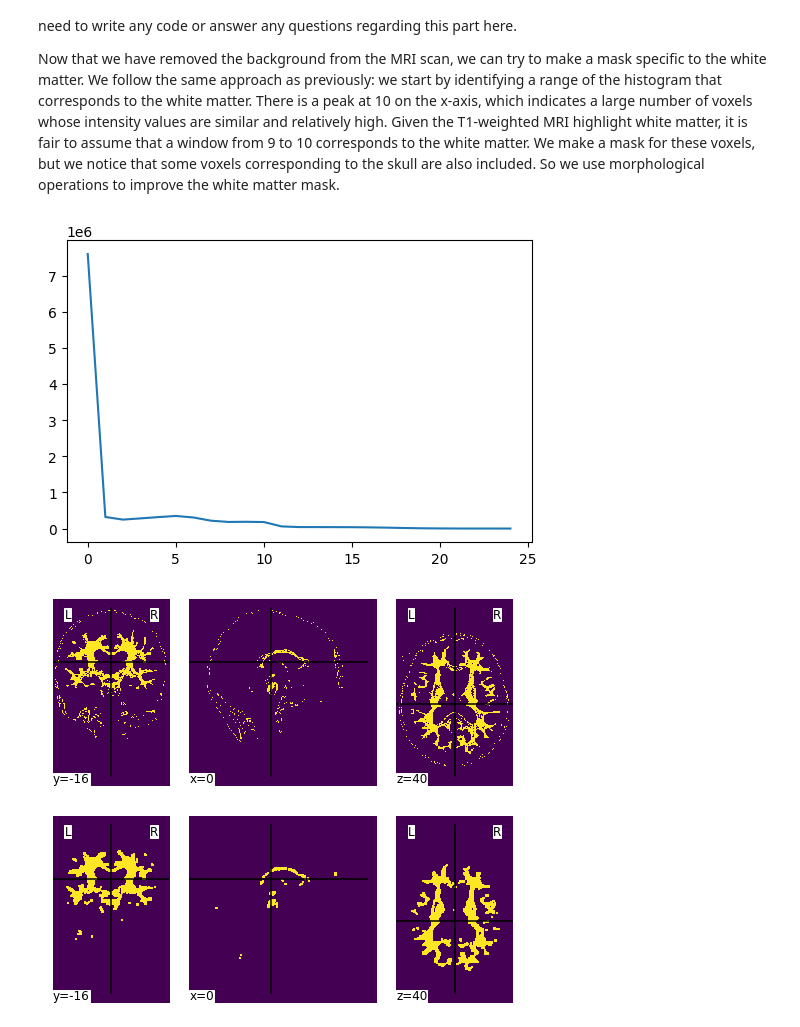
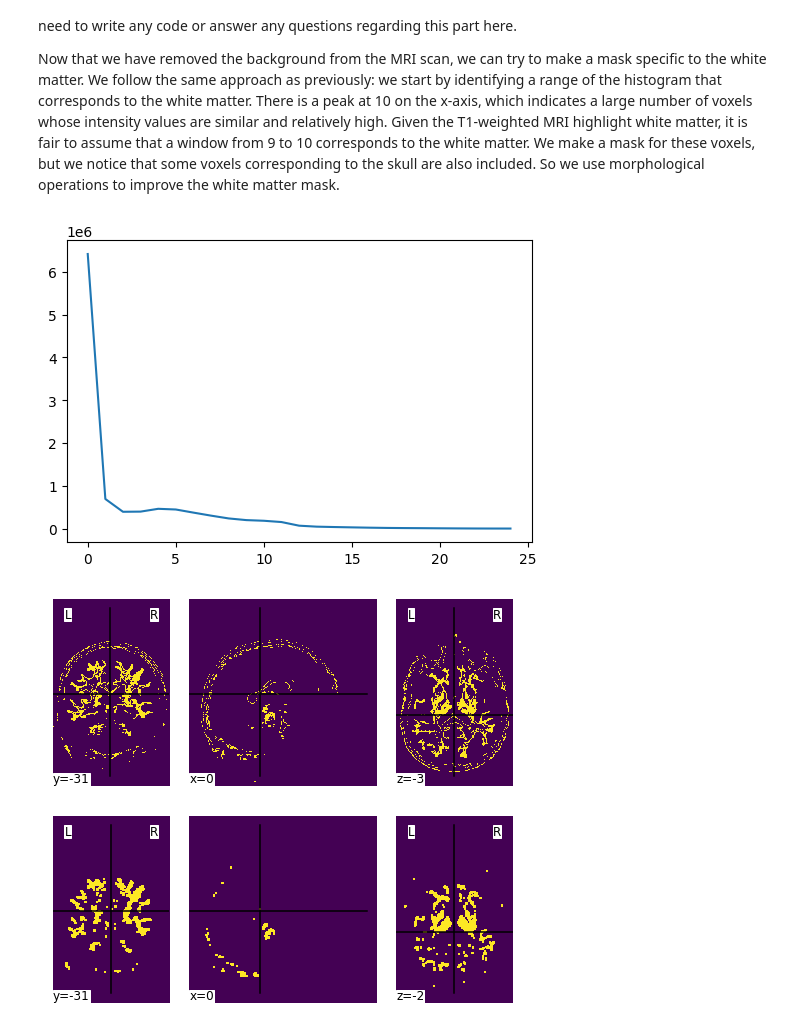
Before and after one commit to lphoogenboom/altenheim, a Jupyter notebook: Jupyter/Part_II_SC42140.ipynb, the cells around one changed output. Saved outputs shown, nothing was run; the diff lists cells and outputs as text; code cells hidden in the pictures.

```diff
--- a/Jupyter/Part_II_SC42140.ipynb
+++ b/Jupyter/Part_II_SC42140.ipynb
@@ -125,4 +125,4 @@ plt.show()
 # %%
 # Apply morphological operations to background mask
 struct = ndimage.generate_binary_structure(3, 3)
-new_background_mask = ndimage.grey_opening(background_mask, structure=struct).astype(image_data.dtype)
+new_background_mask = ndimage.grey_opening(background_mask, structure=struct).astype(patientData.dtype)
@@ -139,9 +137,9 @@ NameError: name 'new_background_mask' is not defined
 Your task is to improve the new background mask! You could try using the different scipy.ndimage multidimensional image processing functions (e.g. filtering, morphological operations) that are listed here: https://docs.scipy.org/doc/scipy/reference/ndimage.html. Remember that the opening of an image by a structuring element is the dilation of the erosion of the image by the structuring element; and the closing of an image by a structuring element is the erosion of the dilation of the image by the structuring element.You could also try smoothing the background mask before selecting a window of intensity values using a Gaussian filter with Nilearn: https://nilearn.github.io/modules/generated/nilearn.image.smooth_img.html.
 # %%
 # Set background voxels to zero
-image_data_no_background = image_data
+image_data_no_background = patientData
 image_data_no_background[new_background_mask==True] = 0
-image_no_background_nifti = nibabel.Nifti1Image(image_data_no_background, affine_spatial_transform)
+image_no_background_nifti = nibabel.Nifti1Image(image_data_no_background, patientAffine)
 plotting.plot_img(image_no_background_nifti)
 plt.show()
 # %% [output]
@@ -158,27 +156,27 @@ plt.plot(ndimage.histogram(image_data_no_background, min=0, max=np.max(image_dat
 plt.xticks(np.arange(0, num_bins+1, 5))
 plt.show()
 # %% [output]
-[figure, old version]
+[figure, new version]
 # %%
 white_matter_min = ((np.max(image_data_no_background)) / num_bins) * 9
 white_matter_max = ((np.max(image_data_no_background)) / num_bins) * 11
 white_matter_mask = np.where(image_data_no_background > white_matter_min, 1, 0) + np.where(image_data_no_background < white_matter_max, 1, 0)
 
-white_matter_mask_nifti = nibabel.Nifti1Image(white_matter_mask, affine_spatial_transform)
+white_matter_mask_nifti = nibabel.Nifti1Image(white_matter_mask, patientAffine)
 plotting.plot_img(white_matter_mask_nifti)
 plt.show()
 # %% [output]
-[figure, old version]
+[figure, new version]
 # %%
 # Morphological operations
 struct_small = ndimage.generate_binary_structure(3, 1)
 struct_big = ndimage.generate_binary_structure(3, 6)
-new_white_matter_mask = ndimage.grey_erosion(white_matter_mask, structure=struct_small).astype(image_data.dtype)
-new_white_matter_mask = ndimage.grey_dilation(new_white_matter_mask, structure=struct_big).astype(image_data.dtype)
+new_white_matter_mask = ndimage.grey_erosion(white_matter_mask, structure=struct_small).astype(patientData.dtype)
+new_white_matter_mask = ndimage.grey_dilation(new_white_matter_mask, structure=struct_big).astype(patientData.dtype)
 # %%
 # New white matter mask
-new_white_matter_mask_nifti = nibabel.Nifti1Image(new_white_matter_mask, affine_spatial_transform)
+new_white_matter_mask_nifti = nibabel.Nifti1Image(new_white_matter_mask, patientAffine)
 plotting.plot_img(new_white_matter_mask_nifti)
 plt.show()
 # %% [output]
-[figure, old version]
+[figure, new version]
```
Also changed, not shown: parts of 3 cells of this notebook, 8 other files.
